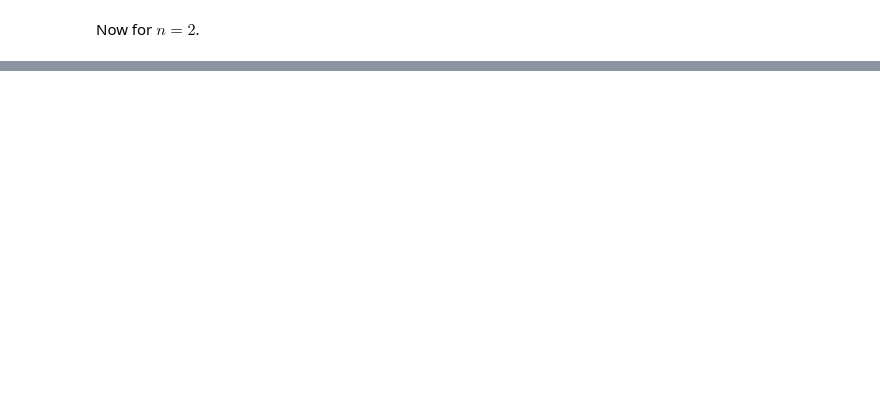
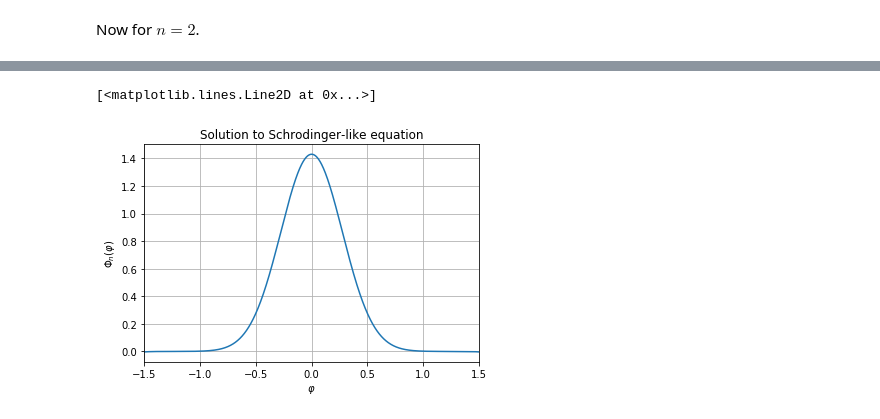
Before and after one commit to oleksiysmola/MSci-Project-Solving-the-Fokker-Planck-equation, a Jupyter notebook: Fokker-Planck Solver.ipynb, the cells around one changed output, grey strips where cells are left out. Cells and saved outputs as stored; diff of their text form; code cells hidden in the pictures; blank space fills up the shorter version.

```diff
--- a/Fokker-Planck Solver.ipynb
+++ b/Fokker-Planck Solver.ipynb
@@ -177,0 +210,24 @@ plt.legend()
+# %%
+# Integration interval as defined in the normalisation condition
+dphi = field_full[1] - field_full[0]
+
+# Normalisation constants
+N_0 = np.sqrt(simps(V_0**2, field_full, dphi))
+N_1 = np.sqrt(simps(V_1**2, field_full, dphi))
+N_2 = -np.sqrt(simps(V_2**2, field_full, dphi))
+
+# Normalisation
+V_0 = V_0/N_0
+V_1 = V_1/N_1
+V_2 = V_2/N_2
+# %%
+# Plotting
+plt.grid()
+plt.xlim(-1.5, 1.5)
+plt.title("Solution to Schrodinger-like equation")
+plt.ylabel("$\Phi_n(\\varphi)$")
+plt.xlabel("$\\varphi$")
+plt.plot(field_full, V_0)
+# %% [output]
+[<matplotlib.lines.Line2D at 0x...>]
+[figure, added]
```
Also changed, not shown: parts of 34 cells of this notebook.
